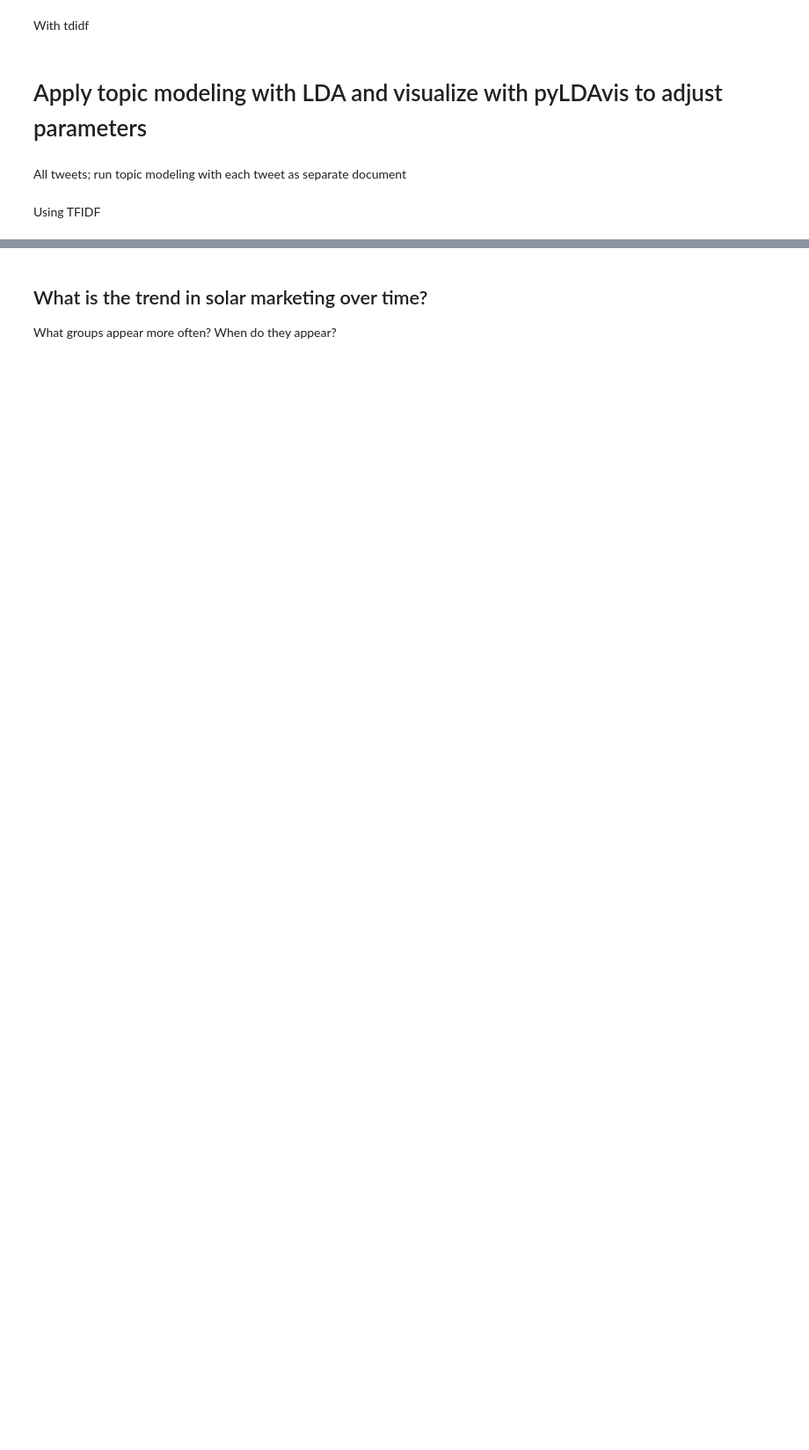
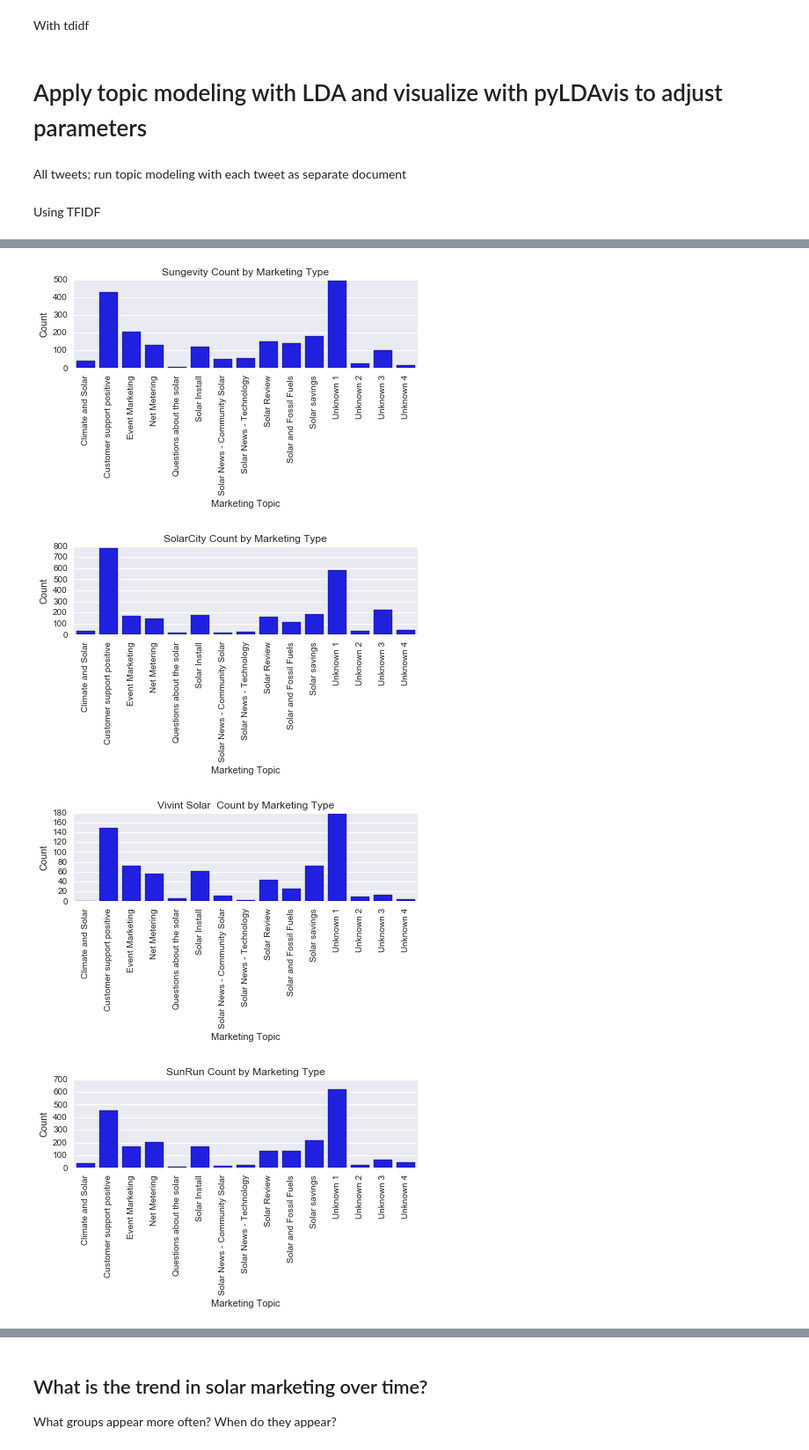
Before and after one commit to matt-stringer/twitter-marketing-analysis, a Jupyter notebook: Solar Marketing Analysis.ipynb, the cells around one changed output, grey strips where cells are left out. Shown at 88% size. Cells and saved outputs as stored; diff of their text form; code cells hidden in the pictures; blank space fills up the shorter version.

```diff
--- a/Solar Marketing Analysis.ipynb
+++ b/Solar Marketing Analysis.ipynb
@@ -1001,0 +1029,21 @@ long_tweets['topic_name'] = long_tweets['topic'].map(topic_names)
+# %%
+companies_to_analyze = ['Sungevity', 'SolarCity', 'Vivint Solar ', 'SunRun', 'Trinity Solar ', 'Solar Universe Inc.', 'Real Goods Solar ', 'Solar Universe Inc.', 'Alternate Energy Inc']
+
+long_tweets.columns
+for company in companies_to_analyze:
+    count_by_topic = long_tweets[long_tweets['company']==company].groupby('topic_name').size()
+    plt.figure(figsize=(7,3.5))
+
+    ax = sns.barplot(x=count_by_topic .index, y=count_by_topic.values, color="b")
+    ax.set(xlabel='Marketing Topic', ylabel='Count', title= company + " Count by Marketing Type")
+
+    for item in ax.get_xticklabels():
+        item.set_rotation(90)
+
+    plt.gcf().subplots_adjust(bottom=0.5)
+    ax.figure.savefig('results/'+ company +'_by_topics.png')
+# %% [output]
+[figure, added]
+[figure, added]
+[figure, added]
+[figure, added]
```
Also changed, not shown: parts of 26 cells of this notebook, 18 other files.
